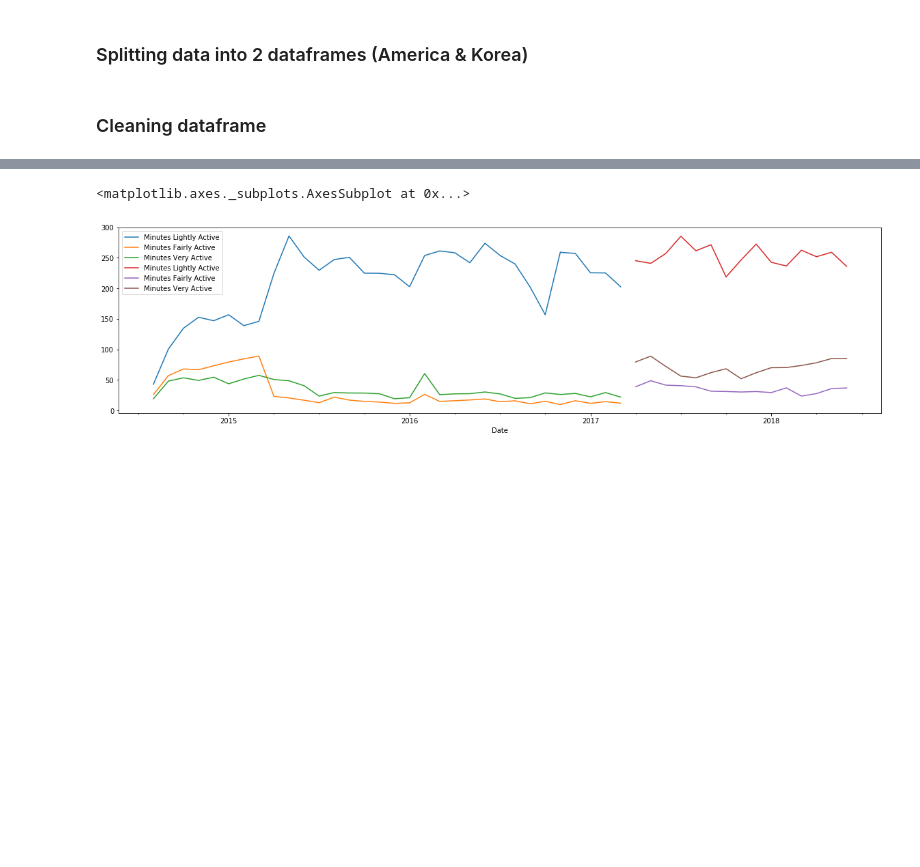
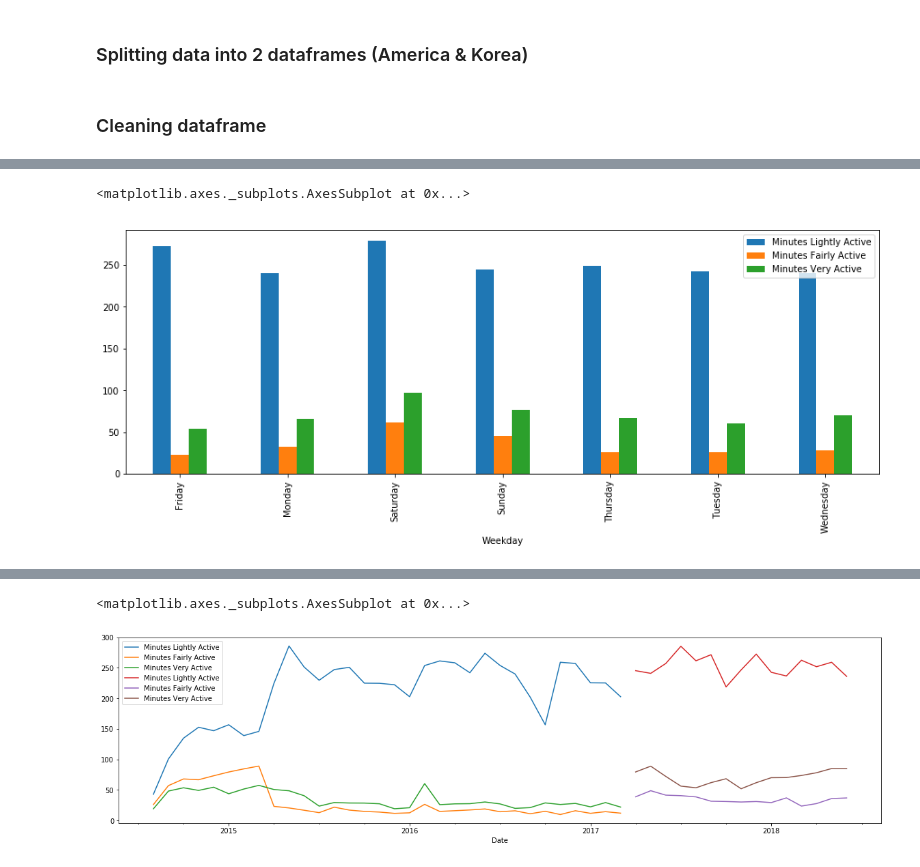
Before and after one commit to wu72/Springboard, a Jupyter notebook: CapstoneProject1/FitbitDataAnalysis.ipynb, the cells around one changed output, grey strips where cells are left out. Saved outputs shown, nothing was run; the diff lists cells and outputs as text; code cells hidden in the pictures; blank space fills up the shorter version.

Commit message:
updated version. weekdays added

```diff
--- a/CapstoneProject1/FitbitDataAnalysis.ipynb
+++ b/CapstoneProject1/FitbitDataAnalysis.ipynb
@@ -54,3 +35,10 @@ korea = activities_df.loc['2017-04':]
+# %%
+america_activity = activities_df.loc[:'2017-03']
+korea_activity = activities_df.loc['2017-04':]
+
+# ----- This doesn't work. It only works if I have 'Start Time' set as the index. A bit confused here -----
+#america_sleep = sleep_df['Start Time'].loc[:'2017-03']
+#korea_sleep = sleep_df['Start Time'].loc['2017-04':]
 # %% [markdown]
 ### Cleaning dataframe
 # %%
@@ -84,0 +102,2 @@ america.replace(0, america.mean())#.fillna(america.mean())
+# %%
+ACTIVITY_LEVELS = ['Minutes Lightly Active', 'Minutes Fairly Active', 'Minutes Very Active']
@@ -84,0 +128,5 @@ america.replace(0, america.mean())#.fillna(america.mean())
+# %%
+korea_activity.groupby('Weekday').mean().plot(kind='bar', y=ACTIVITY_LEVELS, figsize=(15,5))
+# %% [output]
+<matplotlib.axes._subplots.AxesSubplot at 0x...>
+[figure, added]
```
Also changed, not shown: parts of 22 cells of this notebook.
